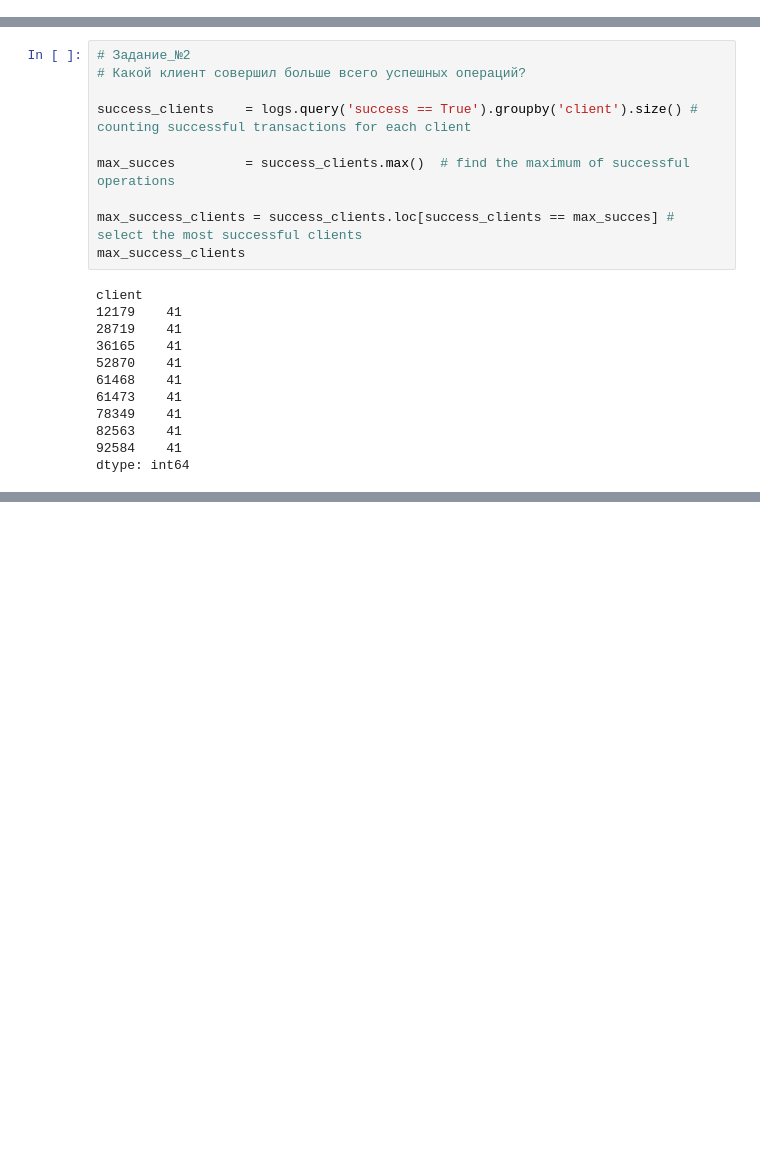
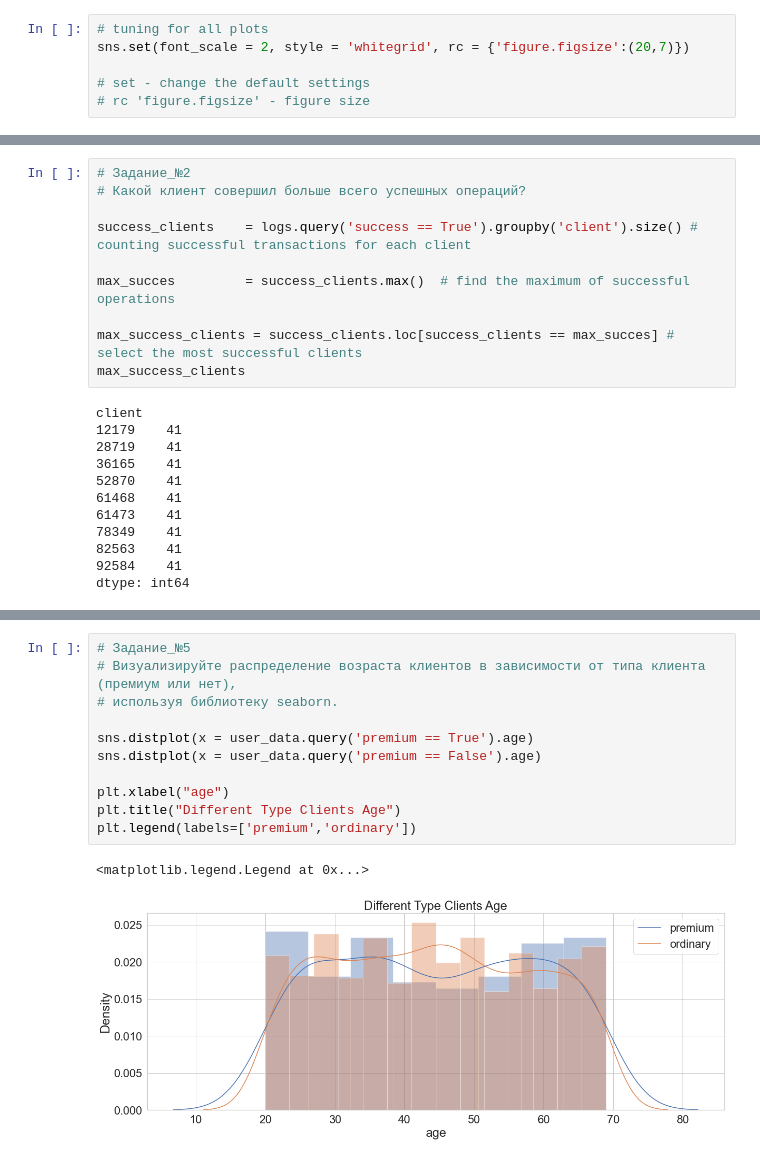
Before and after one commit to AnastasiiaNikonova/mini_project_1, a Jupyter notebook: miniproject_3.ipynb, the cells around one changed output, grey strips where cells are left out. Saved outputs shown, nothing was run; the diff lists cells and outputs as text; blank space fills up the shorter version.

```diff
--- a/miniproject_3.ipynb
+++ b/miniproject_3.ipynb
@@ -3,3 +5,9 @@ import pandas as pd
+# %%
+# tuning for all plots
+sns.set(font_scale = 2, style = 'whitegrid', rc = {'figure.figsize':(20,7)})
+
+# set - change the default settings
+# rc 'figure.figsize' - figure size
 # %%
 # Задание_№1
 # Загрузите два датасета user_data и logs. Сколько уникальных значений принимает переменная platform?
@@ -58,0 +111,14 @@ dtype: int64
+# %%
+# Задание_№5
+# Визуализируйте распределение возраста клиентов в зависимости от типа клиента (премиум или нет),
+# используя библиотеку seaborn.
+
+sns.distplot(x = user_data.query('premium == True').age)
+sns.distplot(x = user_data.query('premium == False').age)
+
+plt.xlabel("age")
+plt.title("Different Type Clients Age")
+plt.legend(labels=['premium','ordinary'])
+# %% [output]
+<matplotlib.legend.Legend at 0x...>
+[figure, added]
```
Also changed, not shown: parts of 4 cells of this notebook.
